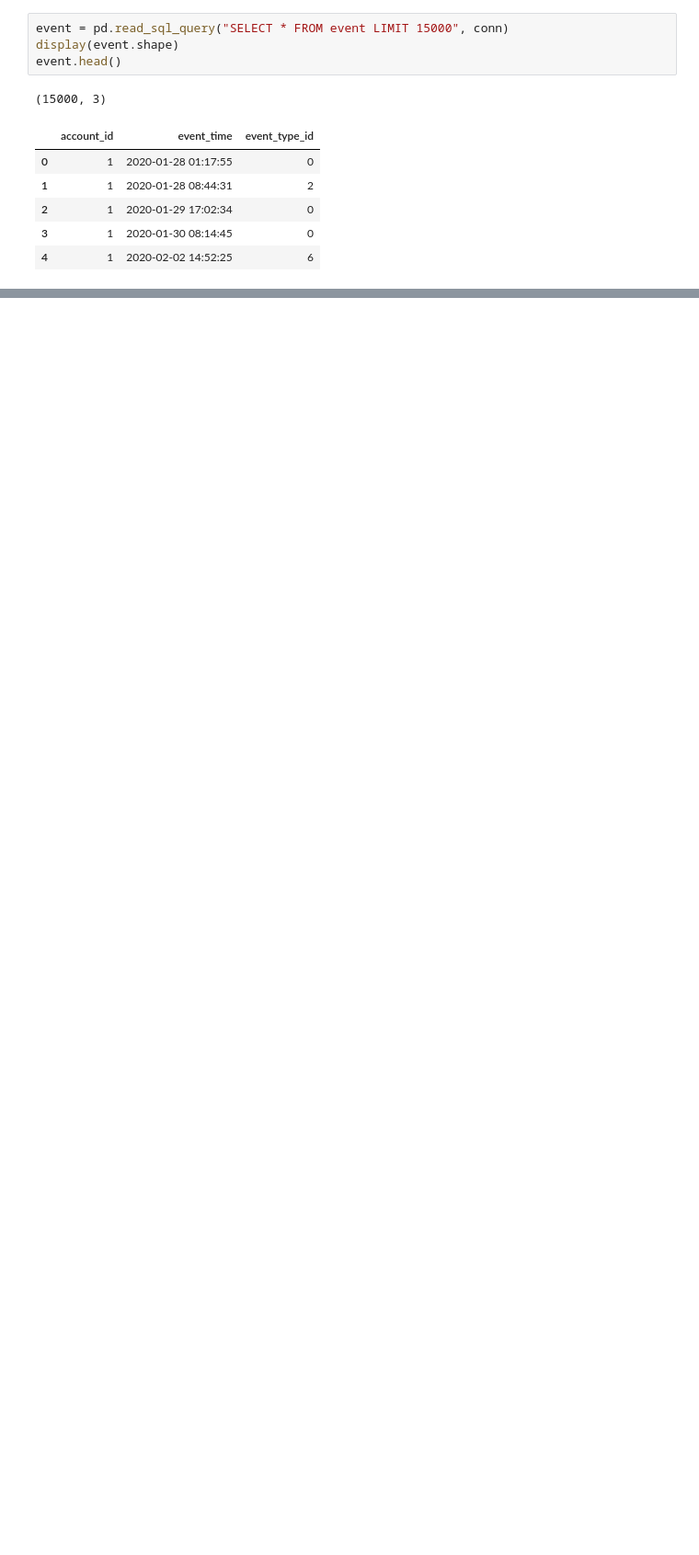
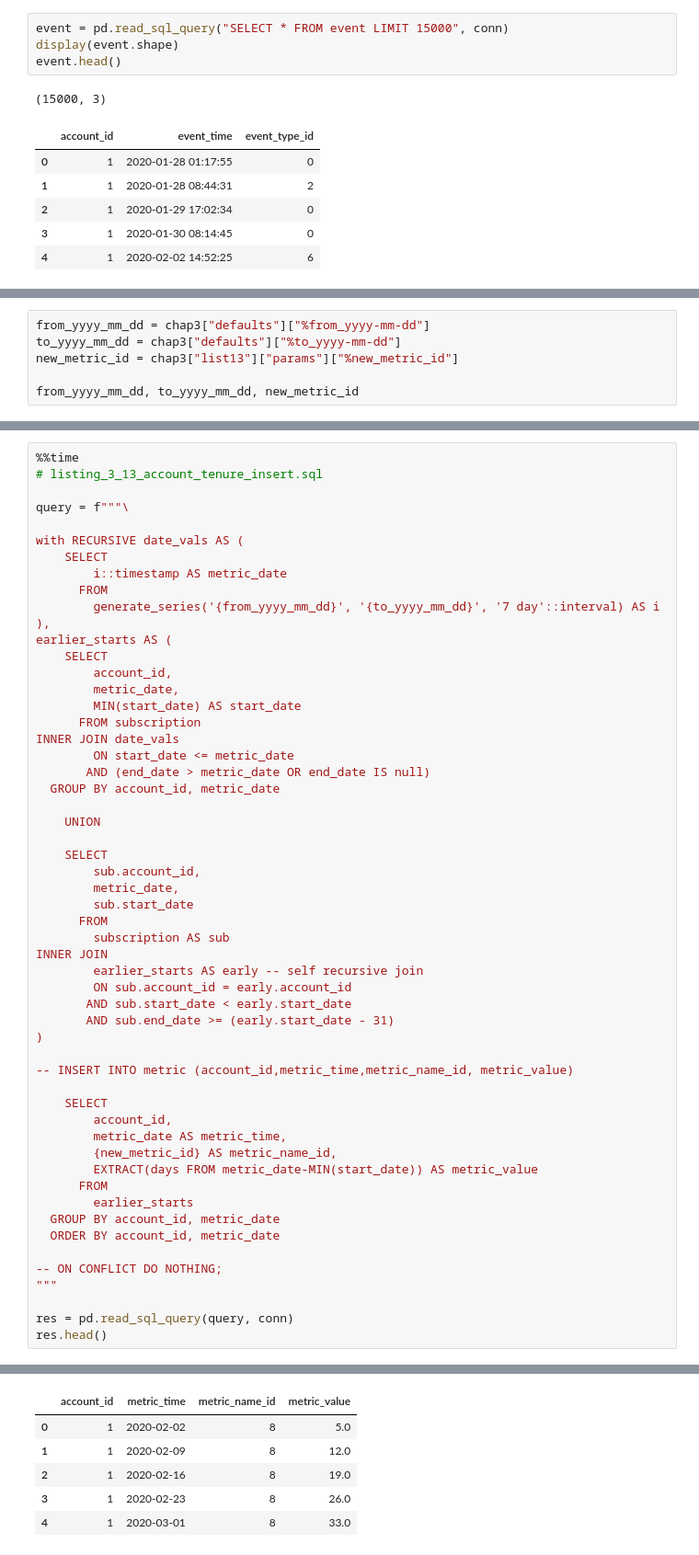
Before and after one commit to davilayang/fight-churn, a Jupyter notebook: notebooks/03-measuring.ipynb, the cells around one changed output, grey strips where cells are left out. Shown: that part at 92% size. Cells and saved outputs as stored; diff of their text form; blank space fills up the shorter version.

```diff
--- a/notebooks/03-measuring.ipynb
+++ b/notebooks/03-measuring.ipynb
@@ -867,0 +329,6 @@ def metric_pair_plot(data_set_path, metric1='',metric2=''):
+# %%
+from_yyyy_mm_dd = chap3["defaults"]["%from_yyyy-mm-dd"]
+to_yyyy_mm_dd = chap3["defaults"]["%to_yyyy-mm-dd"]
+new_metric_id = chap3["list13"]["params"]["%new_metric_id"]
+
+from_yyyy_mm_dd, to_yyyy_mm_dd, new_metric_id
@@ -867,0 +337,56 @@ def metric_pair_plot(data_set_path, metric1='',metric2=''):
+# %%
+%%time
+# listing_3_13_account_tenure_insert.sql
+
+query = f"""\
+
+with RECURSIVE date_vals AS (
+    SELECT
+        i::timestamp AS metric_date
+      FROM
+        generate_series('{from_yyyy_mm_dd}', '{to_yyyy_mm_dd}', '7 day'::interval) AS i
+),
+earlier_starts AS (
+    SELECT
+        account_id,
+        metric_date,
+        MIN(start_date) AS start_date
+      FROM subscription
+INNER JOIN date_vals
+        ON start_date <= metric_date
+       AND (end_date > metric_date OR end_date IS null)
+  GROUP BY account_id, metric_date
+
+    UNION
+
+    SELECT
+        sub.account_id,
+        metric_date,
+        sub.start_date
+      FROM
+        subscription AS sub
+INNER JOIN
+        earlier_starts AS early -- self recursive join
+        ON sub.account_id = early.account_id
+       AND sub.start_date < early.start_date
+       AND sub.end_date >= (early.start_date - 31)
+)
+
+-- INSERT INTO metric (account_id,metric_time,metric_name_id, metric_value)
+
+    SELECT
+        account_id,
+        metric_date AS metric_time,
+        {new_metric_id} AS metric_name_id,
+        EXTRACT(days FROM metric_date-MIN(start_date)) AS metric_value
+      FROM
+        earlier_starts
+  GROUP BY account_id, metric_date
+  ORDER BY account_id, metric_date
+
+-- ON CONFLICT DO NOTHING;
+"""
+
+res = pd.read_sql_query(query, conn)
+res.head()
+# %% [output]
@@ -867,0 +395,6 @@ def metric_pair_plot(data_set_path, metric1='',metric2=''):
+|  | account_id | metric_time | metric_name_id | metric_value |
+| 0 | 1 | 2020-02-02 | 8 | 5.0 |
+| 1 | 1 | 2020-02-09 | 8 | 12.0 |
+| 2 | 1 | 2020-02-16 | 8 | 19.0 |
+| 3 | 1 | 2020-02-23 | 8 | 26.0 |
+| 4 | 1 | 2020-03-01 | 8 | 33.0 |
```
Also changed, not shown: parts of 83 cells of this notebook.
